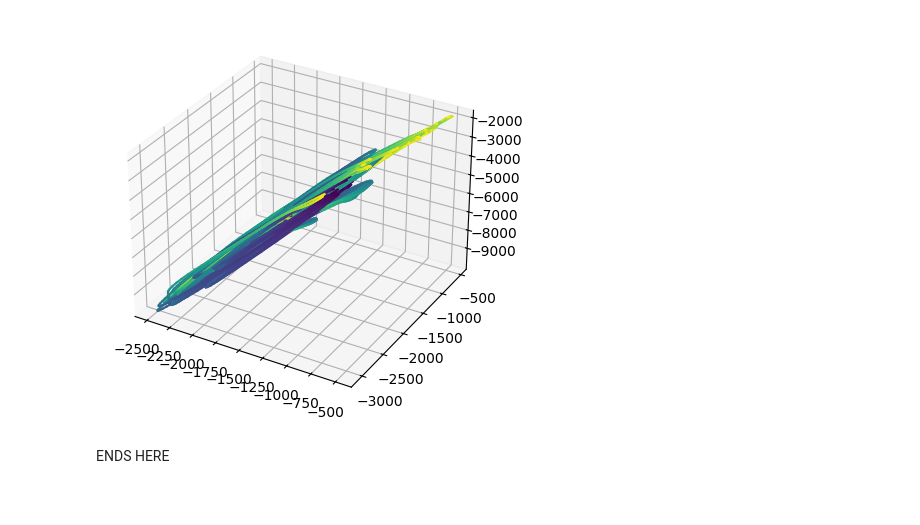
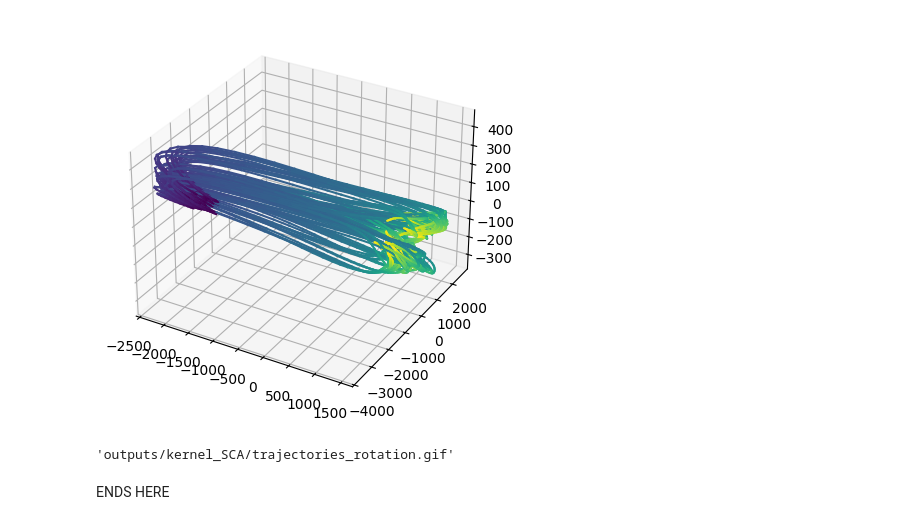
Before and after one commit to ArielleRosinski/SCA_project, a Jupyter notebook: churchland_kernel_sca.ipynb, the cells around one changed output. Saved outputs shown, nothing was run; the diff lists cells and outputs as text; code cells hidden in the pictures.

Commit message:
pre tests

```diff
--- a/churchland_kernel_sca.ipynb
+++ b/churchland_kernel_sca.ipynb
@@ -12,6 +13,3 @@ import datetime
 # %%
-X = np.load('/Users/ariellerosinski/My Drive/Cambridge/Project/churchland.npy')
-X = jnp.array(X)
-print(X.shape)
-K, N, T = X.shape
+X_init = np.load('/Users/ariellerosinski/My Drive/Cambridge/Project/datasets/churchland.npy')
 D=3
@@ -20,10 +16,9 @@ D=3
 # %%
-X_norm_const = jnp.maximum(jnp.max(X, axis=(0,2),  keepdims=True ), 0.1)
-X_normalized = X / X_norm_const
-
-X_centered = X_normalized - jnp.mean(X_normalized, axis=0)                #(K, N, T) - (N, T) = (K, N, T)
-A = jnp.swapaxes(X_centered, 0, 1)                  #(N, K, T)
-A = A.reshape(N,-1)                                 #(N, K*T)
+X, _ = pre_processing(X_init, center=False)
+X = jnp.array(X)
+K, N, T = X.shape
+A = jnp.swapaxes(pre_processing(X_init)[0], 0, 1)                  #(N, K, T)
+A = A.reshape(N,-1)                        #(N, K*T)
 # %%
 def K_X_Y_diagonal(X, Y, sigma_sqrd):
     """For two spatial patterns X and Y, the kernel k(x_i,y_i) is equal to sum_i sigma_i^2 x_i y_i"""
@@ -32,7 +27,7 @@ def K_X_Y_diagonal(X, Y, sigma_sqrd):
 def K_X_Y_identity(X, Y):
     return jnp.dot(X.T, Y)
 # %%
-K_A_X = K_X_Y_identity(A, X_normalized)                          #(K*T, K, T)
+K_A_X = K_X_Y_identity(A, X)                                    #(K*T, K, T)
 
 K_A_A = K_X_Y_identity(A, A)
 K_A_A_reshaped = K_A_A.reshape(K,T,K,T)                          #(K,T,K,T)
@@ -135,32 +139,33 @@ plt.gca().spines[['right', 'top']].set_visible(False)
 # %%
 optimized_alpha_tilde_QR, _ = jnp.linalg.qr(optimized_alpha_tilde)
 optimized_alpha = jnp.dot(P , 1/jnp.sqrt(S))[:,None] * optimized_alpha_tilde_QR
+#optimized_alpha = jnp.dot(P * 1/jnp.sqrt(S), optimized_alpha_tilde_QR)
 
 optimized_alpha_reshaped = optimized_alpha.reshape(K,T,D)                                 #(K, T, D)
 mean = jnp.mean(optimized_alpha_reshaped, axis=(0), keepdims=True)                        #(1, T, D)
 optimized_alpha_H = (optimized_alpha_reshaped - mean).reshape(K*T,D)                      #(K*T,D)
 projection = jnp.einsum('ij,imk->mjk', optimized_alpha_H, K_A_X)                          #(K*T,D) @ (K*T, K, T) --> (K, D, T)
 
 
 fig = plt.figure(figsize=(5, 5))
 ax = fig.add_subplot(111, projection='3d')
 cmap = plt.get_cmap('viridis')
 
 num_time_points = projection.shape[-1]
 indices_to_plot = np.arange(0,projection.shape[0],1)
 
 for i in indices_to_plot:
     x = projection[i, 0, :]
     y = projection[i, 1, :]
     z = projection[i, 2, :]
 
     for t in range(num_time_points - 1):
         ax.plot(x[t:t+2], y[t:t+2], z[t:t+2], color=cmap(t / (num_time_points - 1)))
 
-fig_name = 'outputs/kernel_SCA/' + date_time_str + '_proj.png'
-fig.savefig(fig_name)
+# fig_name = 'outputs/kernel_SCA/' + date_time_str + '_proj.png'
+# fig.savefig(fig_name)
 # %% [output]
-[figure, old version]
+[figure, new version]
 # %%
 def make_frame(angle):
     ax.view_init(30, angle)
@@ -172,9 +177,11 @@ def make_frame(angle):
 angles = range(0, 360, 2)
 frames = [make_frame(angle) for angle in angles]
 
-gif_path =  'outputs/kernel_SCA/' + date_time_str + "_trajectories_rotation_test.gif"
+gif_path =  'outputs/kernel_SCA/trajectories_rotation.gif' #+ date_time_str + "_trajectories_rotation_test.gif"
 imageio.mimsave(gif_path, frames, fps=20)
 
 gif_path
+# %% [output]
+'outputs/kernel_SCA/trajectories_rotation.gif'
 # %% [markdown]
 ENDS HERE
```
Also changed, not shown: parts of 5 cells of this notebook.
